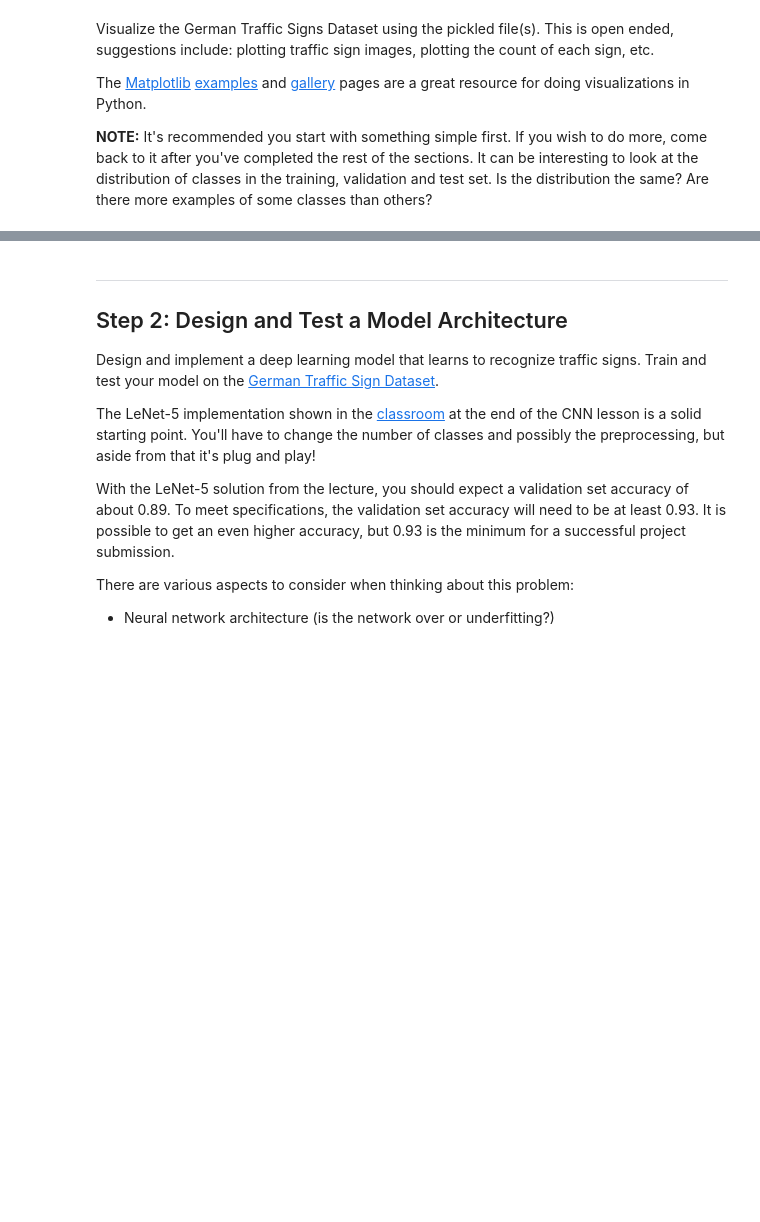
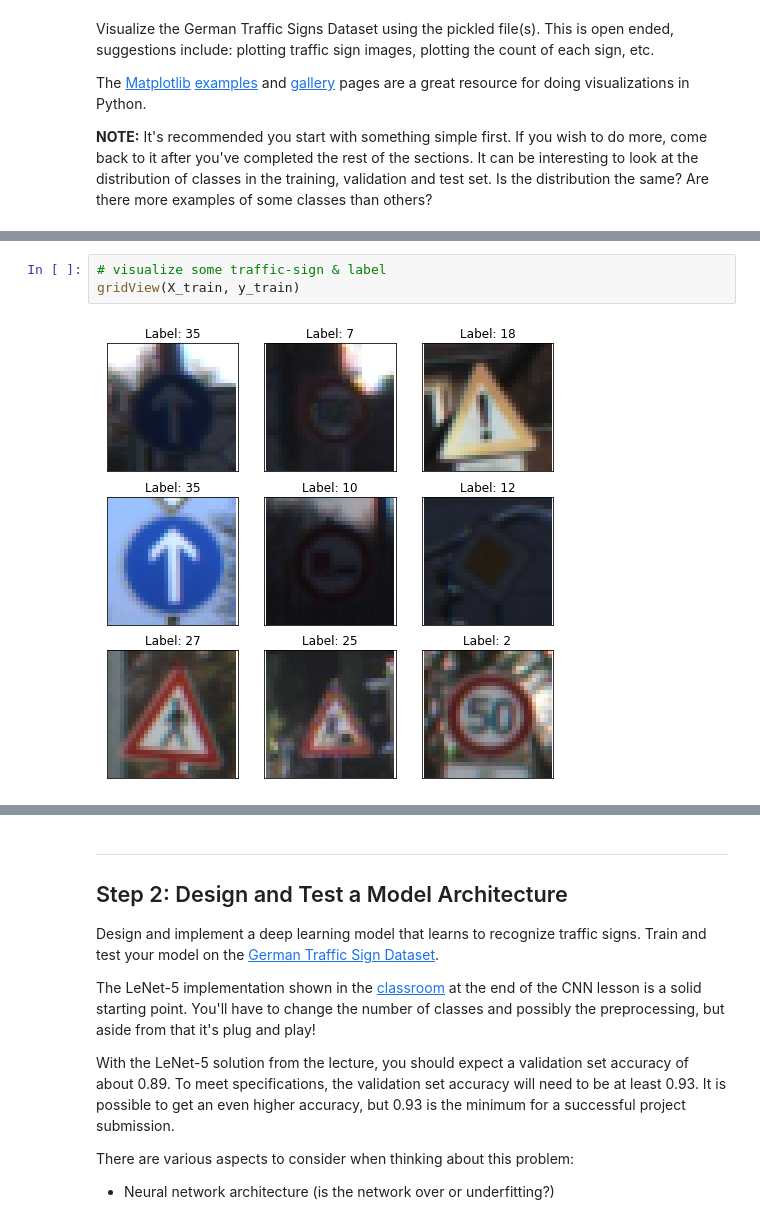
Before and after one commit to minh84/udacity_carnd, a Jupyter notebook: CarND-Traffic-Sign-Classifier-P2/Traffic_Sign_Classifier.ipynb, the cells around one changed output, grey strips where cells are left out. Drawn from its saved outputs; the diff is of its cells as text; blank space fills up the shorter version.

```diff
--- a/CarND-Traffic-Sign-Classifier-P2/Traffic_Sign_Classifier.ipynb
+++ b/CarND-Traffic-Sign-Classifier-P2/Traffic_Sign_Classifier.ipynb
@@ -93,0 +151,5 @@ import matplotlib.pyplot as plt
+# %%
+# visualize some traffic-sign & label
+gridView(X_train, y_train)
+# %% [output]
+[figure, added]
```
Also changed, not shown: parts of 4 cells of this notebook.
